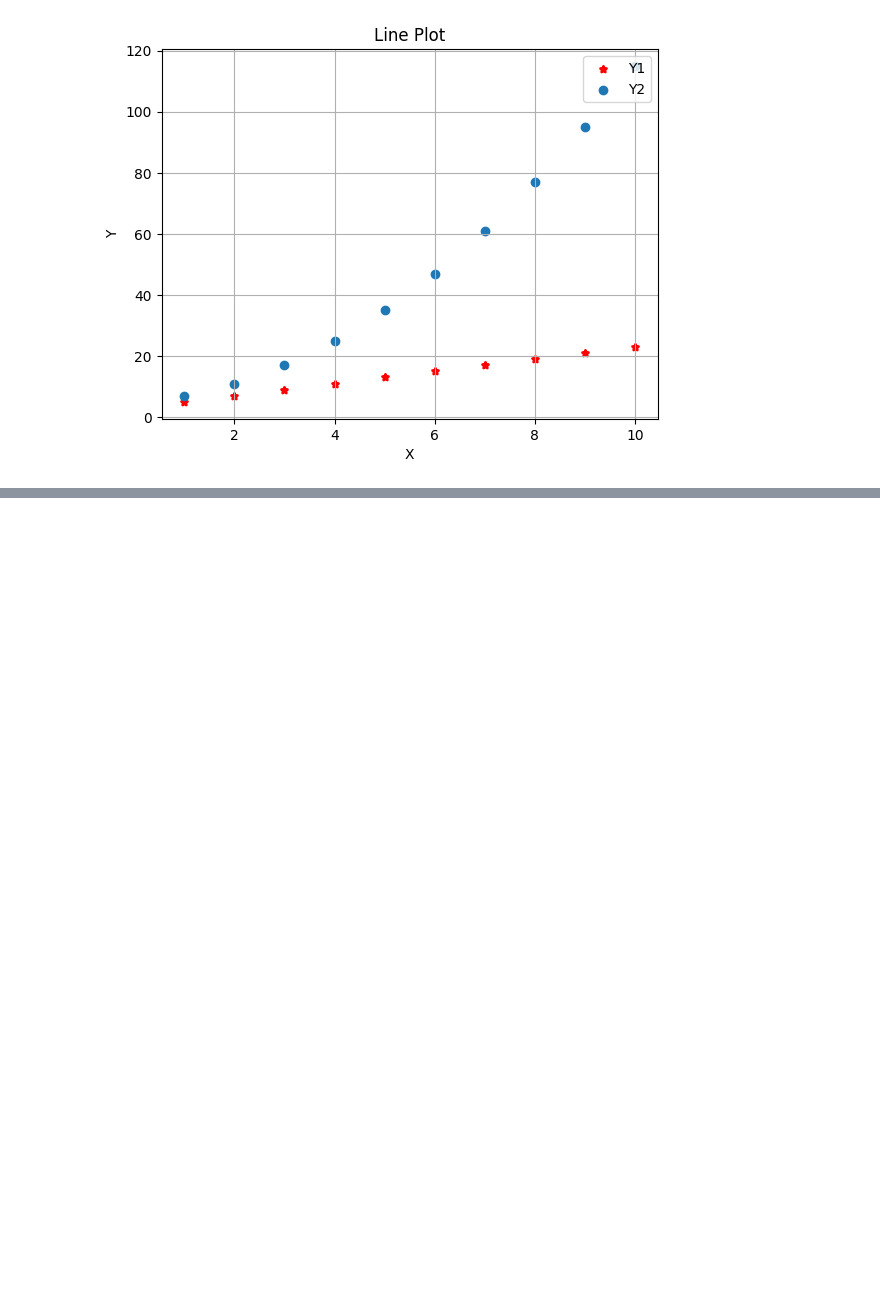
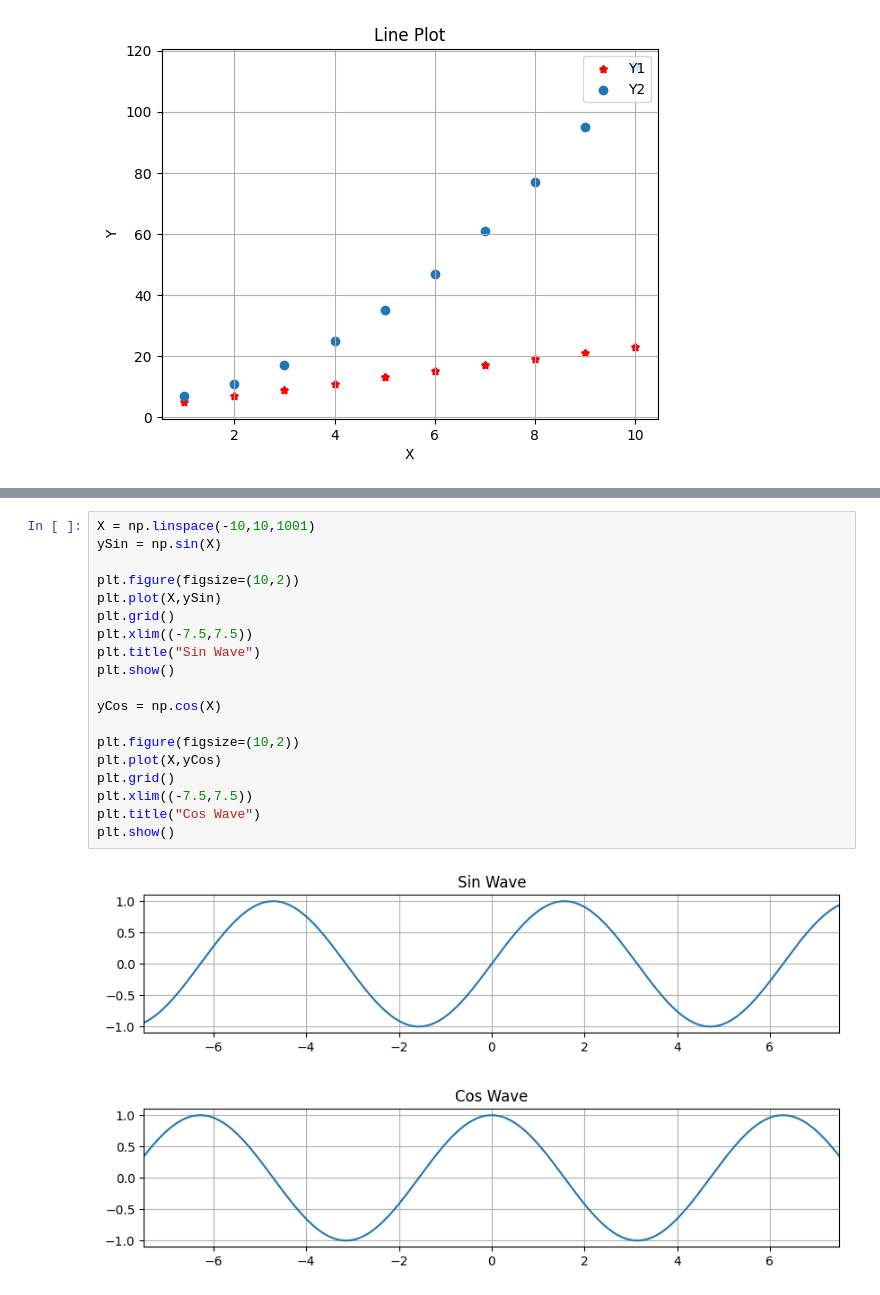
Before and after one commit to ShubhamSinghal12/DS_PP_NOV_LIV_24, a Jupyter notebook: Data Visulaization/MatplotlibDemo.ipynb, the cells around one changed output, grey strips where cells are left out. Saved outputs shown, nothing was run; the diff lists cells and outputs as text; blank space fills up the shorter version.

```diff
--- a/Data Visulaization/MatplotlibDemo.ipynb
+++ b/Data Visulaization/MatplotlibDemo.ipynb
@@ -151,0 +167,22 @@ plt.show()
+# %%
+X = np.linspace(-10,10,1001)
+ySin = np.sin(X)
+
+plt.figure(figsize=(10,2))
+plt.plot(X,ySin)
+plt.grid()
+plt.xlim((-7.5,7.5))
+plt.title("Sin Wave")
+plt.show()
+
+yCos = np.cos(X)
+
+plt.figure(figsize=(10,2))
+plt.plot(X,yCos)
+plt.grid()
+plt.xlim((-7.5,7.5))
+plt.title("Cos Wave")
+plt.show()
+# %% [output]
+[figure, added]
+[figure, added]
```
Also changed, not shown: parts of 12 cells of this notebook, 3 other files.
